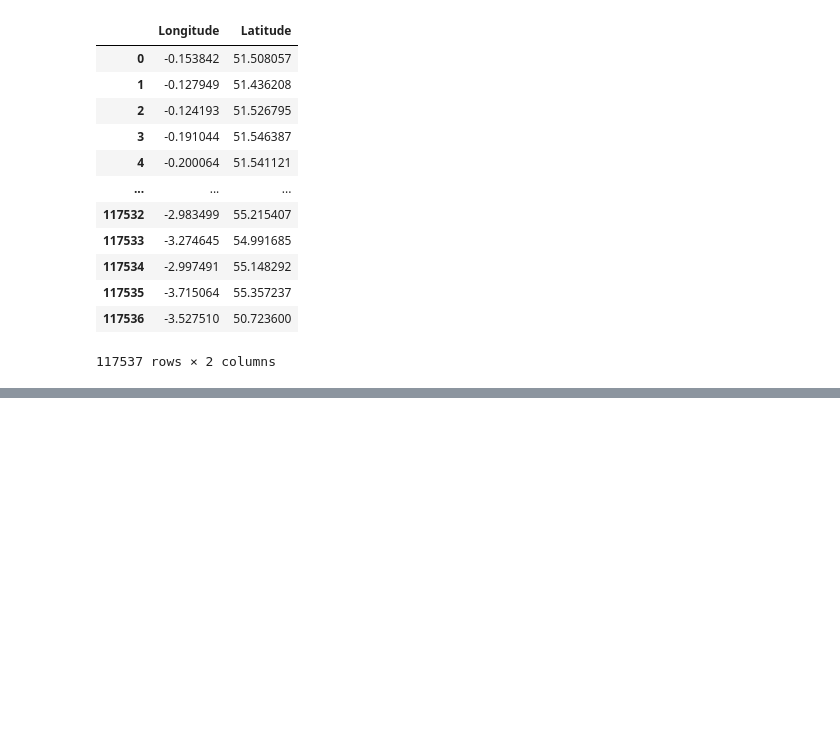
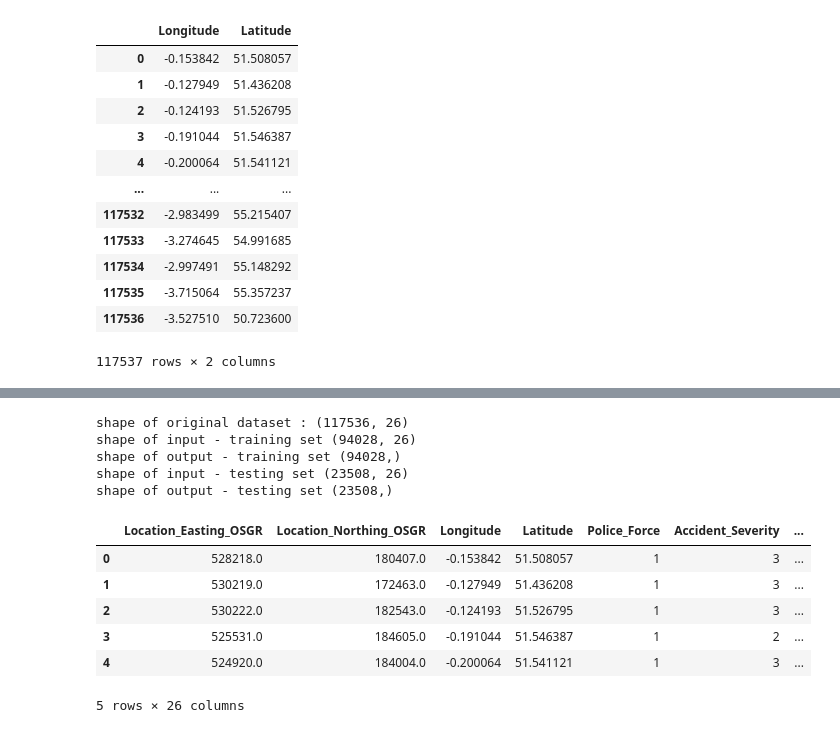
Before and after one commit to JAMota/Applied-Data-Science-and-Statistics, a Jupyter notebook: Term1/ApplicationOfDataAndStats/Assignment/Exercise1.ipynb, the cells around one changed output, grey strips where cells are left out. Cells and saved outputs as stored; diff of their text form; code cells hidden in the pictures; blank space fills up the shorter version.

```diff
--- a/Term1/ApplicationOfDataAndStats/Assignment/Exercise1.ipynb
+++ b/Term1/ApplicationOfDataAndStats/Assignment/Exercise1.ipynb
@@ -819,0 +771,57 @@ reg.intercept_
+# %%
+##Split Data into Training and Testing Sets
+from sklearn.model_selection import train_test_split
+
+dataFrameSplit = dataFrame
+
+y = dataFrameSplit.Number_of_Casualties
+
+dataFrameSplit = dataFrameSplit.drop('Number_of_Casualties',axis=1)
+dataFrameSplit = dataFrameSplit.drop('Local_Authority_(Highway)',axis=1)
+dataFrameSplit = dataFrameSplit.drop('LSOA_of_Accident_Location',axis=1)
+dataFrameSplit = dataFrameSplit.drop('Month',axis=1)
+dataFrameSplit = dataFrameSplit.drop('Accident_Index',axis=1)
+
+## these two I will have to convert to numerical which is very doable but annoying, god I miss epoch
+dataFrameSplit = dataFrameSplit.drop('Date',axis=1)
+
+s=pd.to_datetime(dataFrame.Time.replace({'hours':'hour'},regex=True),format='%H:%M')
+s.dt.hour*60+s.dt.minute
+
+dataFrameSplit.Time = s.dt.hour*60+s.dt.minute
+
+dataFrameSplit = dataFrameSplit.drop('Time',axis=1)
+
+
+
+
+
+## problems with Local_Authority_(Highway) 'LSOA_of_Accident_Location',
+
+x = dataFrameSplit
+
+
+
+x_train,x_test,y_train,y_test=train_test_split(x,y,test_size=0.2)
+
+print("shape of original dataset :", dataFrameSplit.shape)
+print("shape of input - training set", x_train.shape)
+print("shape of output - training set", y_train.shape)
+print("shape of input - testing set", x_test.shape)
+print("shape of output - testing set", y_test.shape)
+
+y.head()
+x.head()
+# %% [output]
+shape of original dataset : (117536, 26)
+shape of input - training set (94028, 26)
+shape of output - training set (94028,)
+shape of input - testing set (23508, 26)
+shape of output - testing set (23508,)
+|  | Location_Easting_OSGR | Location_Northing_OSGR | Longitude | Latitude | Police_Force | Accident_Severity | ... |
+| 0 | 528218.0 | 180407.0 | -0.153842 | 51.508057 | 1 | 3 | ... |
+| 1 | 530219.0 | 172463.0 | -0.127949 | 51.436208 | 1 | 3 | ... |
+| 2 | 530222.0 | 182543.0 | -0.124193 | 51.526795 | 1 | 3 | ... |
+| 3 | 525531.0 | 184605.0 | -0.191044 | 51.546387 | 1 | 2 | ... |
+| 4 | 524920.0 | 184004.0 | -0.200064 | 51.541121 | 1 | 3 | ... |
+5 rows × 26 columns
```
Also changed, not shown: parts of 27 cells of this notebook.
